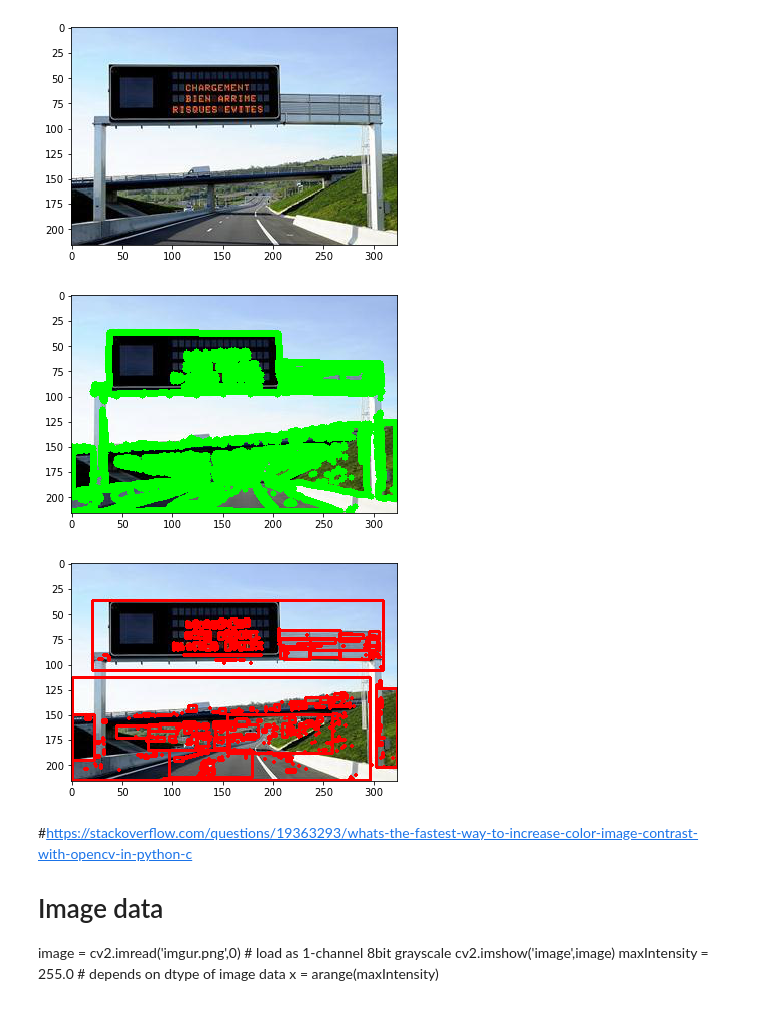
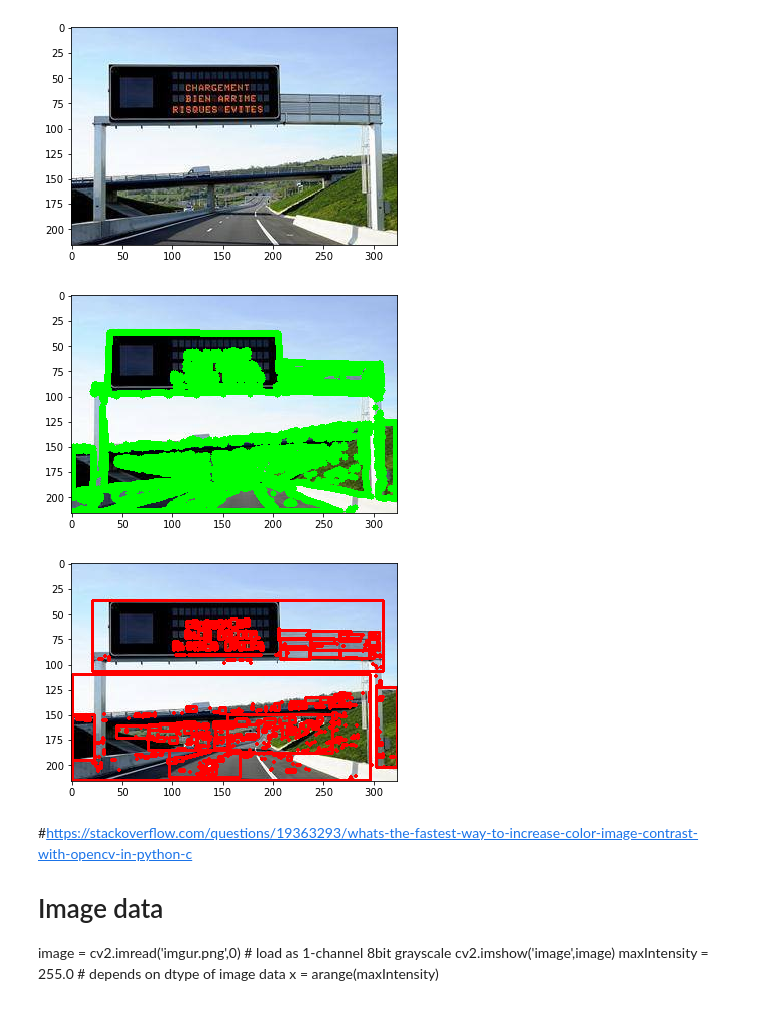
Before and after one commit to Matakov/DOAS-Project, a Jupyter notebook: lineSplitting.ipynb, the cells around one changed output. Drawn from its saved outputs; the diff is of its cells as text; code cells hidden in the pictures.

```diff
--- a/lineSplitting.ipynb
+++ b/lineSplitting.ipynb
@@ -255,30 +249,30 @@ def getTextCandidates(image):
 # %%
 #Prepocess
 #Binarizacija slike
 gray, thresh = binarize(denoise(img))
 #Dilatacija slike
 #kernel = cv2.getStructuringElement(cv2.MORPH_CROSS, (3,3))
 #dilated = cv2.dilate(thresh, kernel, iterations=9)
 # Find contours
-_,contours, hierarchy = cv2.findContours(thresh,cv2.RETR_TREE,cv2.CHAIN_APPROX_TC89_KCOS)
+contours, hierarchy = cv2.findContours(thresh,cv2.RETR_TREE,cv2.CHAIN_APPROX_TC89_KCOS)
 #print len(cv2.findContours(thresh,cv2.RETR_TREE,cv2.CHAIN_APPROX_SIMPLE))
 contours = sorted(contours, key=cv2.contourArea,reverse=True)
 
 # Select long perimeters only
 perimeters = [cv2.arcLength(contours[i],True) for i in range(len(contours))]
 #print len(perimeters)
 #print perimeters[50]
 
 #listindex=[i for i in range(len(perimeters)) if perimeters[i]>perimeters[0]/2]
 listindex=[i for i in range(len(perimeters))]
 
 # Show image
 imgcont = img.copy()
 [cv2.drawContours(imgcont, [contours[i]], 0, (0,255,0), 5) for i in listindex]
 plt.imshow(imgcont)
 plt.show()
 # %% [output]
-[figure, old version]
+[figure, new version]
 # %%
 imgcont2=img.copy()
 bounding_boxes = []
@@ -289,7 +283,7 @@ for c in contours:
 plt.imshow(imgcont2)
 plt.show()
 # %% [output]
-[figure, old version]
+[figure, new version]
 # %% [markdown]
 #https://stackoverflow.com/questions/19363293/whats-the-fastest-way-to-increase-color-image-contrast-with-opencv-in-python-c
 # Image data
```
Also changed, not shown: parts of 6 cells of this notebook.
